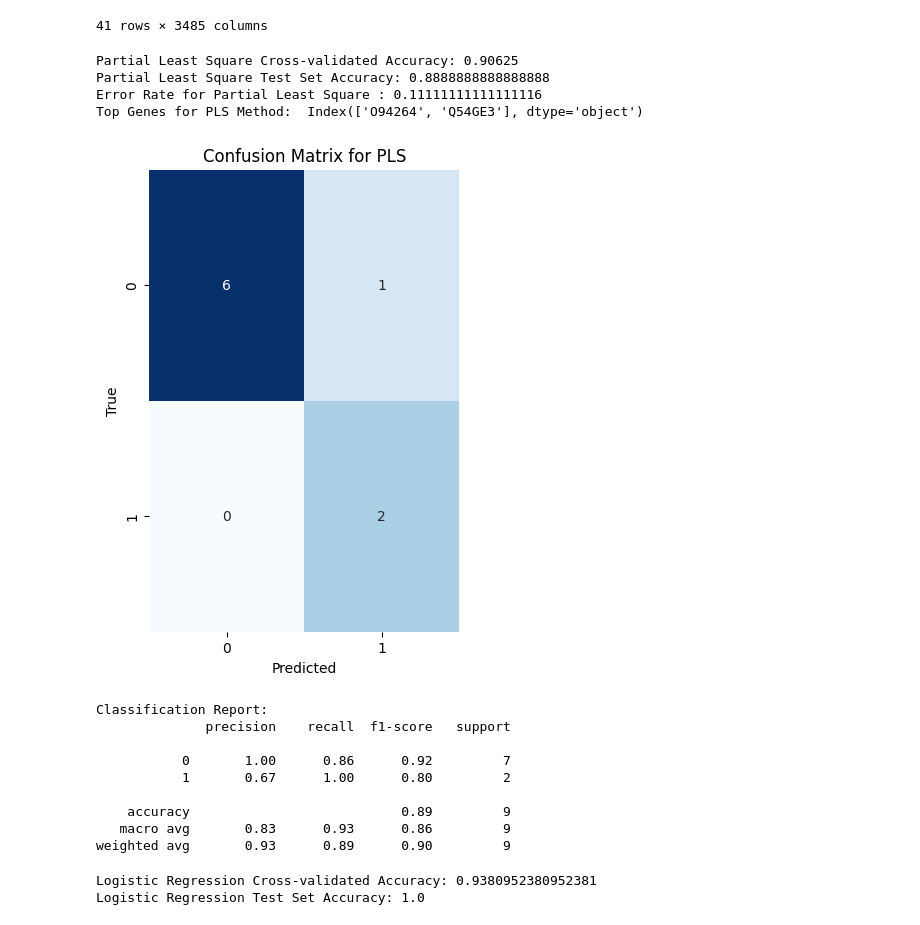
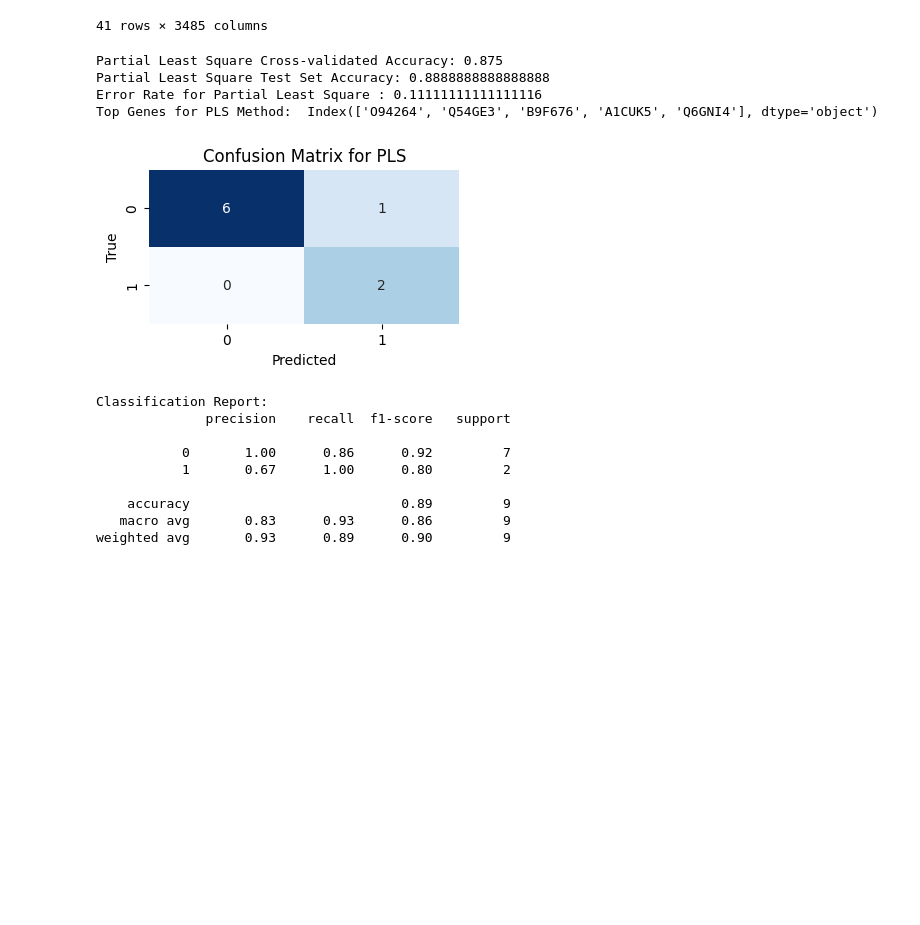
Before and after one commit to nelson123-lab/Bioinformatics, a Jupyter notebook: Final Project/project_bio.ipynb, the cells around one changed output. Drawn from its saved outputs; the diff is of its cells as text; code cells hidden in the pictures; blank space fills up the shorter version.

```diff
--- a/Final Project/project_bio.ipynb
+++ b/Final Project/project_bio.ipynb
@@ -50,39 +51,39 @@ X = df.drop(['Host'],axis=1)
 # %%
 X_train, X_test, y_train, y_test = train_test_split(X, y, test_size=0.2,stratify=y, random_state=41)
 # %%
-pls = PLSRegression(n_components=6)
+pls = PLSRegression(n_components=5)
 y_pred_cv = cross_val_predict(pls, X_train, y_train, cv=5)
 threshold = 0.5
 y_pred_cv = (y_pred_cv > threshold).astype(int)
 cv_accuracy = accuracy_score(y_train, y_pred_cv)
 print("Partial Least Square Cross-validated Accuracy:", cv_accuracy)
 pls.fit(X_train, y_train)
 y_pred = pls.predict(X_test)
 threshold = 0.5
 y_pred_binary = (y_pred > threshold).astype(int)
 test_accuracy = accuracy_score(y_test, y_pred_binary)
 print("Partial Least Square Test Set Accuracy:", test_accuracy)
 error_rate = 1 - test_accuracy
 print(f"Error Rate for Partial Least Square : {error_rate}")
 loadings_component_1 = pls.x_weights_[:, 0]
-top_gene_indices = loadings_component_1.argsort()[-2:][::-1]
+top_gene_indices = loadings_component_1.argsort()[-5:][::-1]
 top_genes = X_train.columns[top_gene_indices]
 print("Top Genes for PLS Method: ", top_genes)
 conf_matrix = confusion_matrix(y_test, y_pred_binary)
-plt.figure(figsize=(4, 6))
+plt.figure(figsize=(4, 2))
 sns.heatmap(conf_matrix, annot=True, fmt="d", cmap="Blues", cbar=False)
 plt.xlabel('Predicted')
 plt.ylabel('True')
 plt.title('Confusion Matrix for PLS')
 plt.show()
 print("Classification Report:")
 print(classification_report(y_test, y_pred_binary))
 # %% [output]
-Partial Least Square Cross-validated Accuracy: 0.90625
+Partial Least Square Cross-validated Accuracy: 0.875
 Partial Least Square Test Set Accuracy: 0.8888888888888888
 Error Rate for Partial Least Square : 0.11111111111111116
-Top Genes for PLS Method:  Index(['O94264', 'Q54GE3'], dtype='object')
+Top Genes for PLS Method:  Index(['O94264', 'Q54GE3', 'B9F676', 'A1CUK5', 'Q6GNI4'], dtype='object')
-[figure, old version]
+[figure, new version]
 Classification Report:
               precision    recall  f1-score   support
 
@@ -92,14 +93,3 @@ Classification Report:
     accuracy                           0.89         9
    macro avg       0.83      0.93      0.86         9
 weighted avg       0.93      0.89      0.90         9
-# %%
-lr = LogisticRegression(max_iter=1000)
-cv_scores = cross_val_score(lr, X_train, y_train, cv=5, scoring='accuracy')
-print("Logistic Regression Cross-validated Accuracy:", cv_scores.mean())
-lr.fit(X_train, y_train)
-y_pred = lr.predict(X_test)
-test_accuracy = accuracy_score(y_test, y_pred)
-print("Logistic Regression Test Set Accuracy:", test_accuracy)
-# %% [output]
-Logistic Regression Cross-validated Accuracy: 0.9380952380952381
-Logistic Regression Test Set Accuracy: 1.0
```
Also changed, not shown: parts of 6 cells of this notebook, 8 other files.
